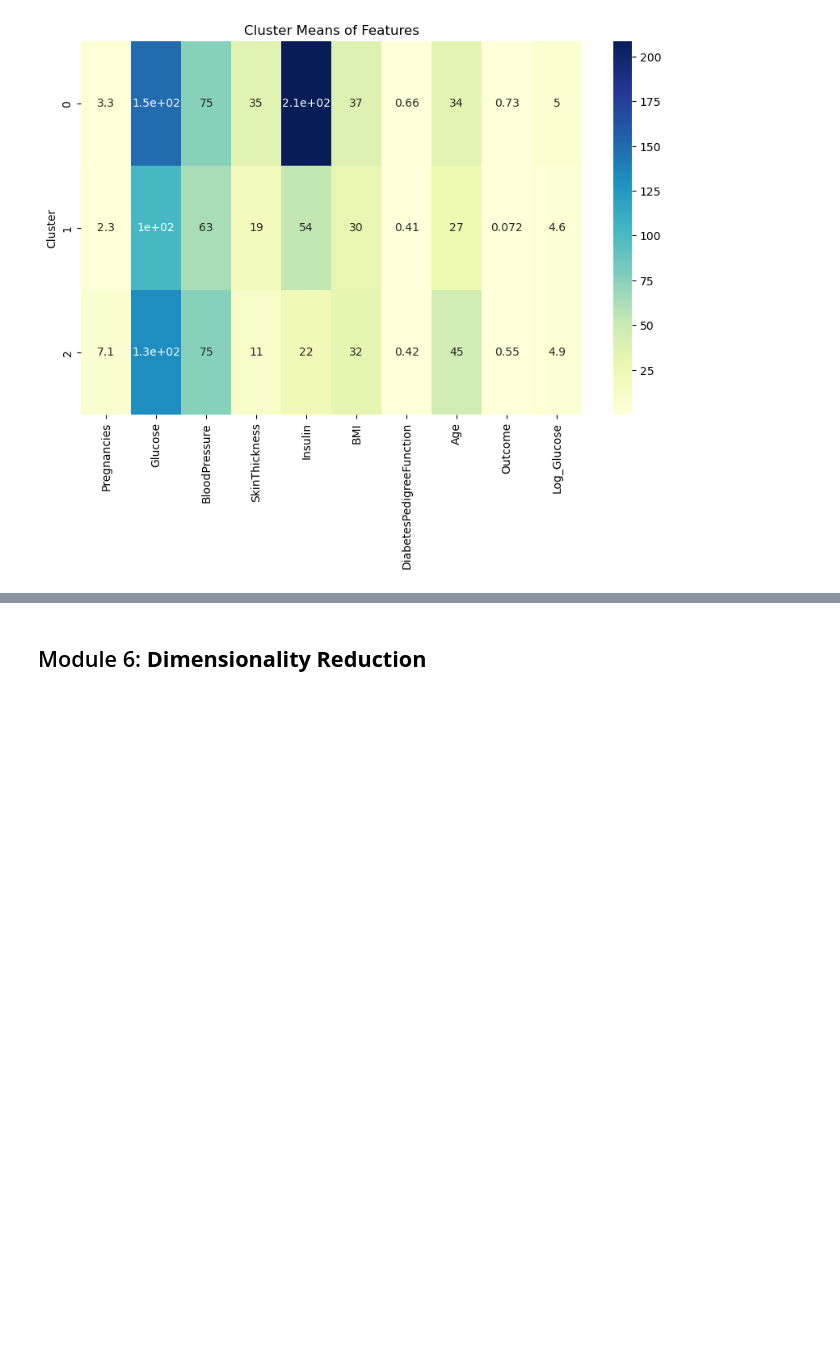
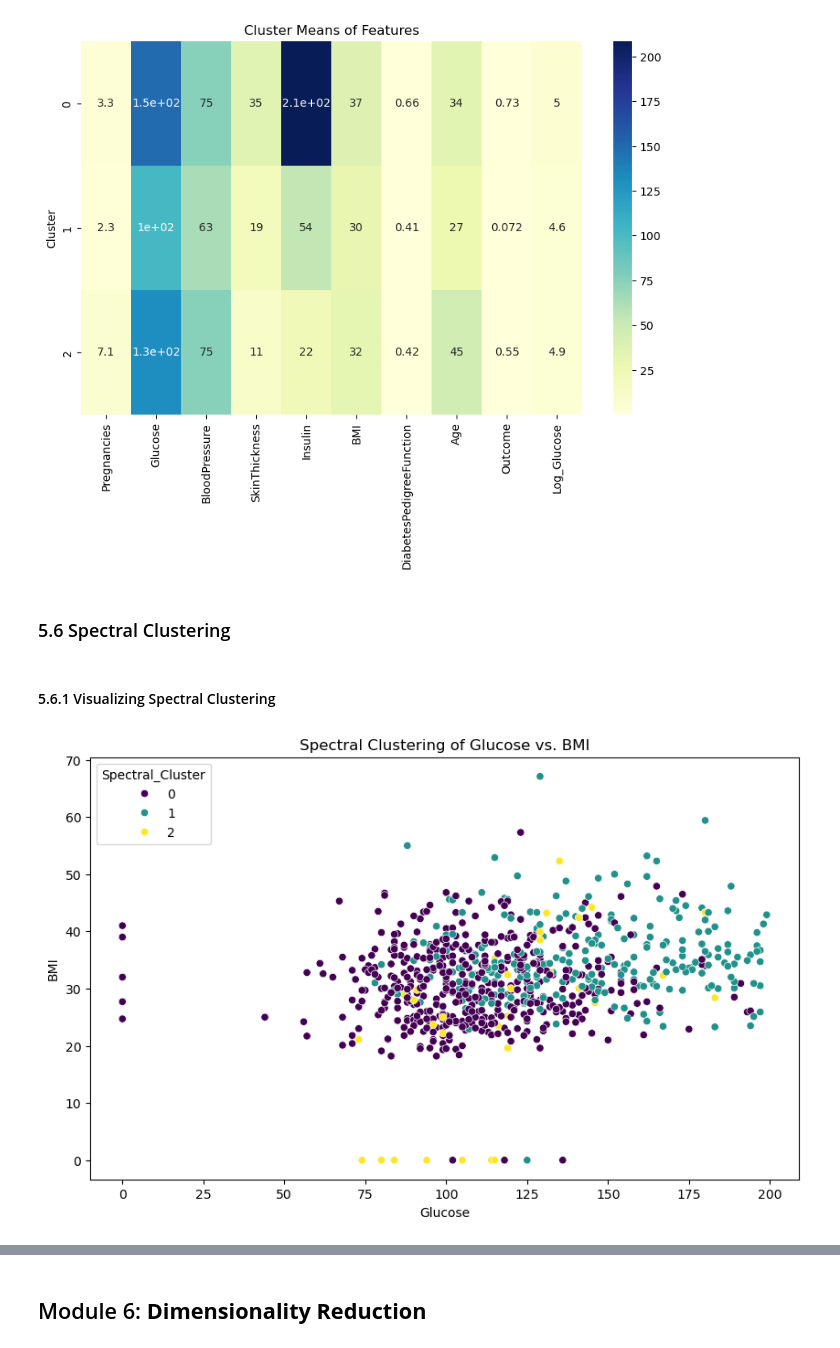
Before and after one commit to naveen2964/21BDS0266_EDA, a Jupyter notebook: Digital Assignment EDA.ipynb, the cells around one changed output, grey strips where cells are left out. Drawn from its saved outputs; the diff is of its cells as text; code cells hidden in the pictures; blank space fills up the shorter version.

```diff
--- a/Digital Assignment EDA.ipynb
+++ b/Digital Assignment EDA.ipynb
@@ -497,3 +497,22 @@ plt.title("Cluster Means of Features")
 plt.show()
 # %% [output]
 [figure]
+# %% [markdown]
+### 5.6 Spectral Clustering
+# %%
+from sklearn.cluster import SpectralClustering
+
+# Applying Spectral Clustering
+spectral = SpectralClustering(n_clusters=3, affinity='nearest_neighbors', random_state=42)
+data['Spectral_Cluster'] = spectral.fit_predict(scaled_data)
+# %% [markdown]
+#### 5.6.1 Visualizing Spectral Clustering
+# %%
+plt.figure(figsize=(10, 6))
+sns.scatterplot(data=data, x='Glucose', y='BMI', hue='Spectral_Cluster', palette='viridis')
+plt.title("Spectral Clustering of Glucose vs. BMI")
+plt.xlabel("Glucose")
+plt.ylabel("BMI")
+plt.show()
+# %% [output]
+[figure, added]
```
Also changed, not shown: parts of 18 cells of this notebook.
